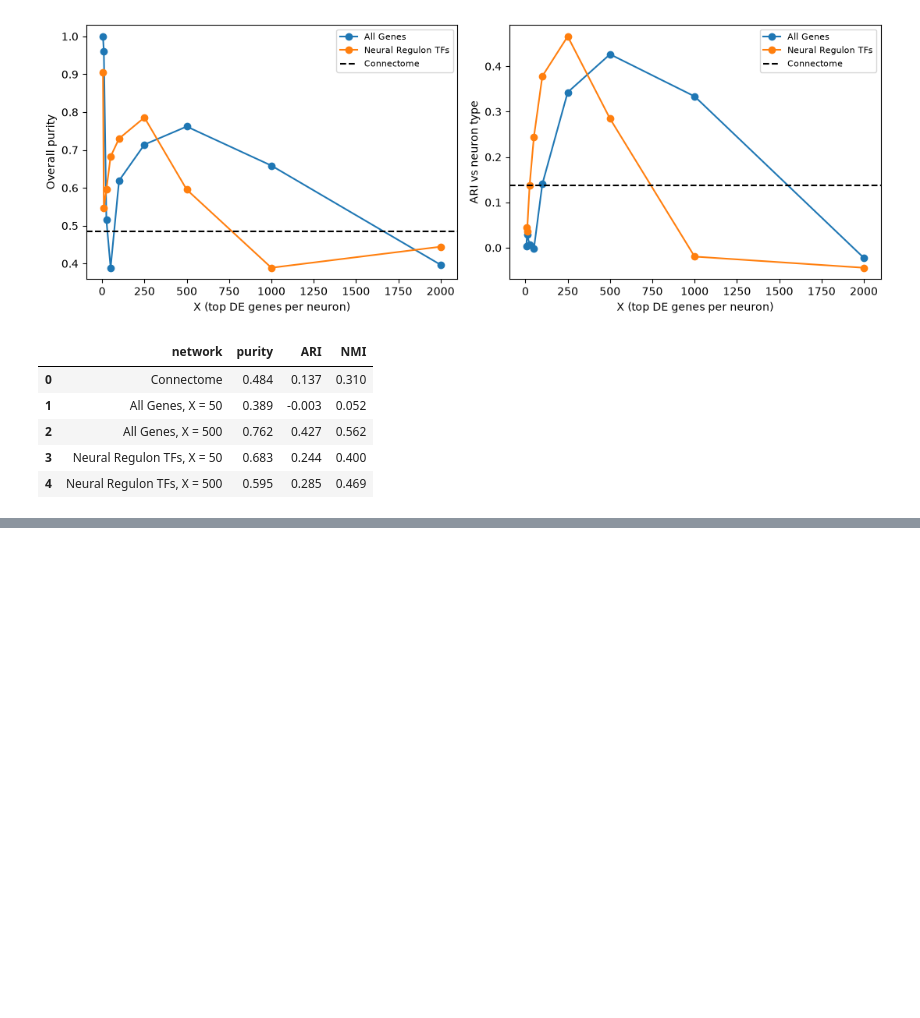
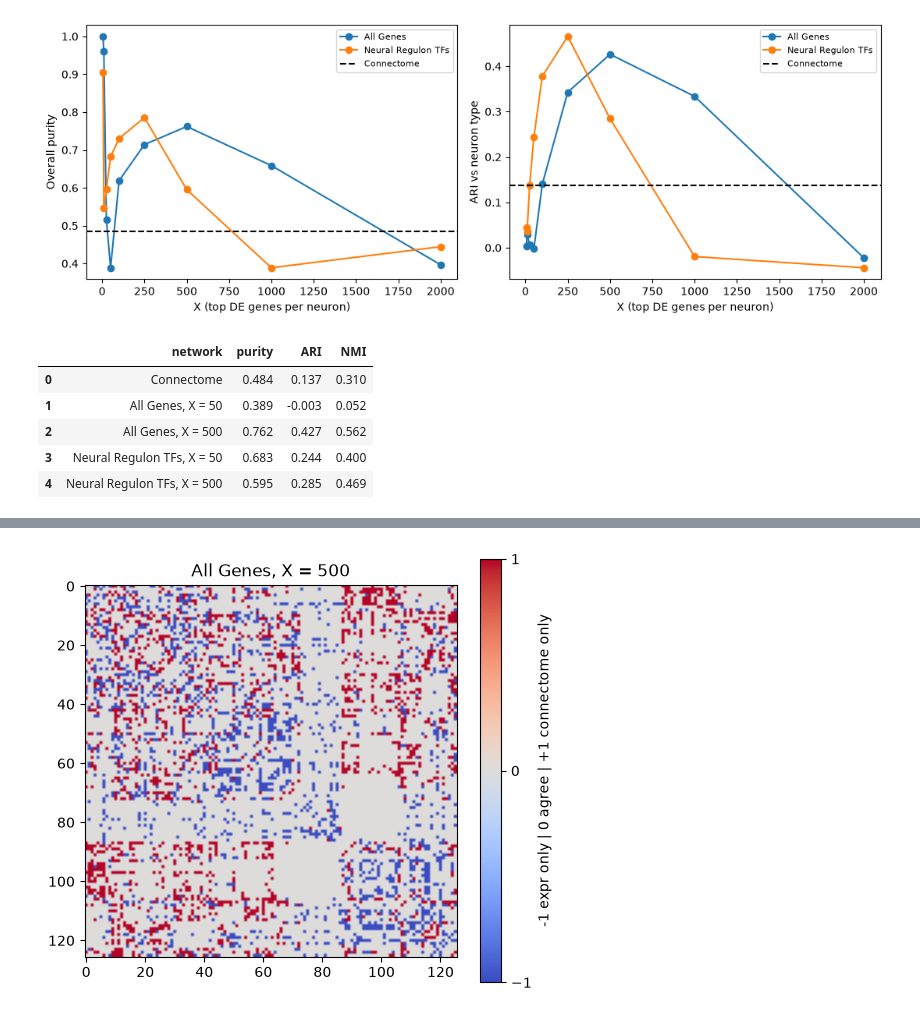
Before and after one commit to Sahvir-Bhaskaruni/Networks_Project, a Jupyter notebook: code/analysis_3.ipynb, the cells around one changed output, grey strips where cells are left out. Drawn from its saved outputs; the diff is of its cells as text; code cells hidden in the pictures; blank space fills up the shorter version.

```diff
--- a/code/analysis_3.ipynb
+++ b/code/analysis_3.ipynb
@@ -546,0 +645,12 @@ forced = plot_forced_purity(conn, nets, sources, XS, X_show=[50, 500],
+# %%
+def plot_edge_diff(G, title):
+    order = np.argsort(tvec, kind="stable")
+    D = A_c.astype(int) - (adj(G) > 0).astype(int)          # +1 connectome only, -1 expression only
+    plt.figure(figsize=(6, 5.5))
+    plt.imshow(D[np.ix_(order, order)], cmap="coolwarm", vmin=-1, vmax=1)
+    plt.colorbar(ticks=[-1, 0, 1], label="-1 expr only | 0 agree | +1 connectome only")
+    plt.title(title); plt.show()
+
+plot_edge_diff(nets[("All Genes", 500)][0], "All Genes, X = 500")
+# %% [output]
+[figure, added]
```
Also changed, not shown: parts of 3 cells of this notebook.
